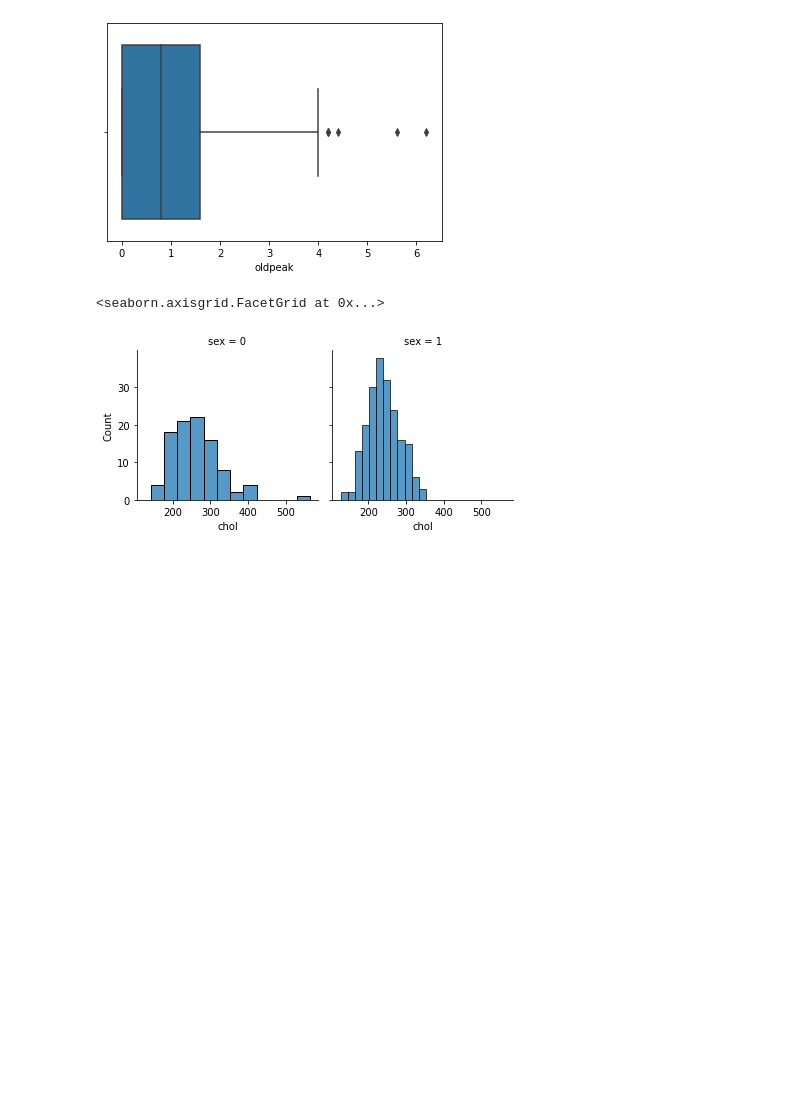
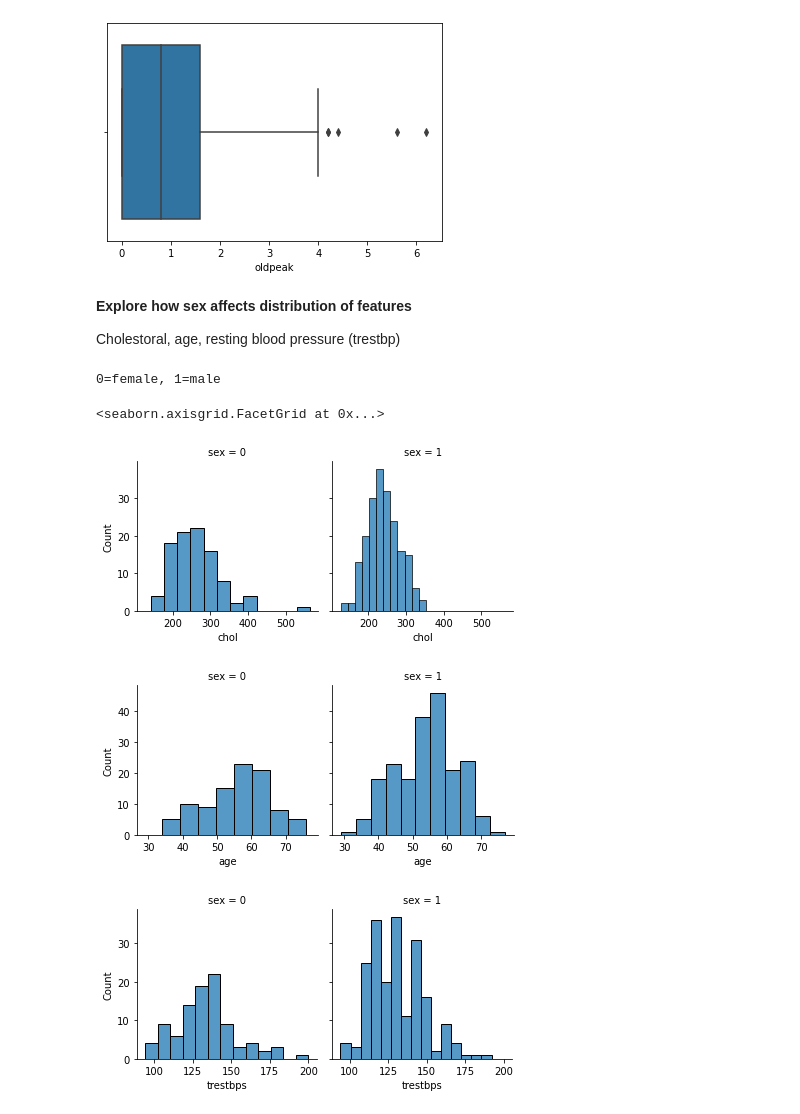
Before and after one commit to valin242/uci_heart_disease, a Jupyter notebook: heart_disease_pred.ipynb, the cells around one changed output. Saved outputs shown, nothing was run; the diff lists cells and outputs as text; code cells hidden in the pictures; blank space fills up the shorter version.

```diff
--- a/heart_disease_pred.ipynb
+++ b/heart_disease_pred.ipynb
@@ -340,11 +340,24 @@ plt.show()
 [figure]
 [figure]
 [figure]
+# %% [markdown]
+**Explore how sex affects distribution of features**
+
+Cholestoral, age, resting blood pressure (trestbp)
 # %%
 # histogram for distrubtion to compare two variables
 print('0=female, 1=male')
 sex_grid = sns.FacetGrid(x_features_cleaned, col='sex') # creates grid based on categorical column: male and female in this case
 sex_grid.map(sns.histplot, 'chol')
+
+sex_grid = sns.FacetGrid(x_features_cleaned, col='sex') # creates grid based on categorical column: male and female in this case
+sex_grid.map(sns.histplot, 'age')
+
+sex_grid = sns.FacetGrid(x_features_cleaned, col='sex') # creates grid based on categorical column: male and female in this case
+sex_grid.map(sns.histplot, 'trestbps')
 # %% [output]
-<seaborn.axisgrid.FacetGrid at 0x...>
+0=female, 1=male
+<seaborn.axisgrid.FacetGrid at 0x...>
 [figure]
+[figure, added]
+[figure, added]
```
Also changed, not shown: parts of 8 cells of this notebook.
